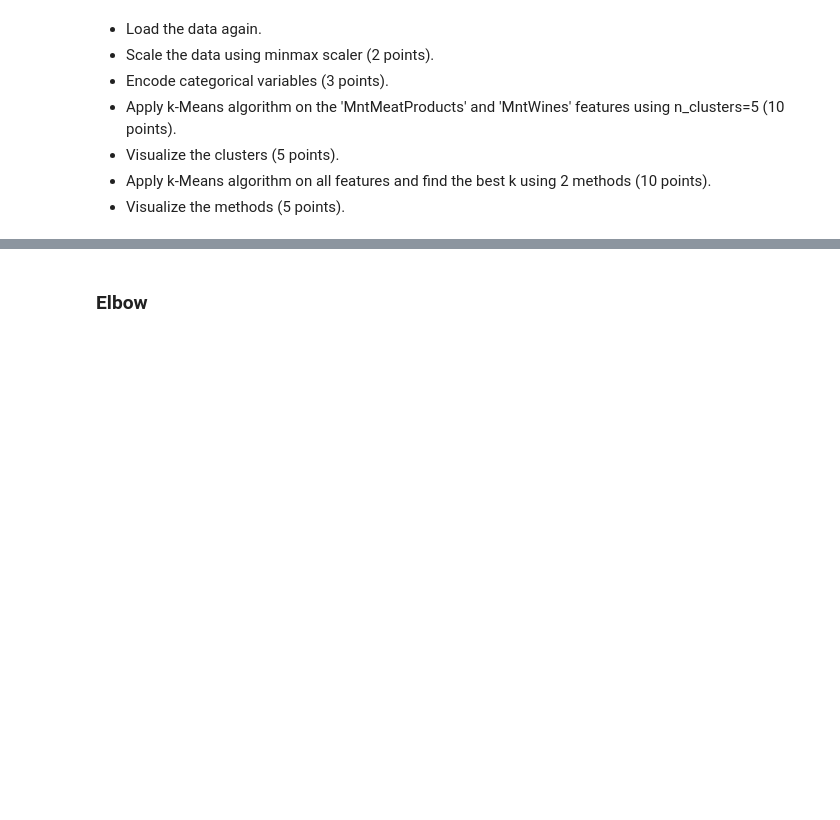
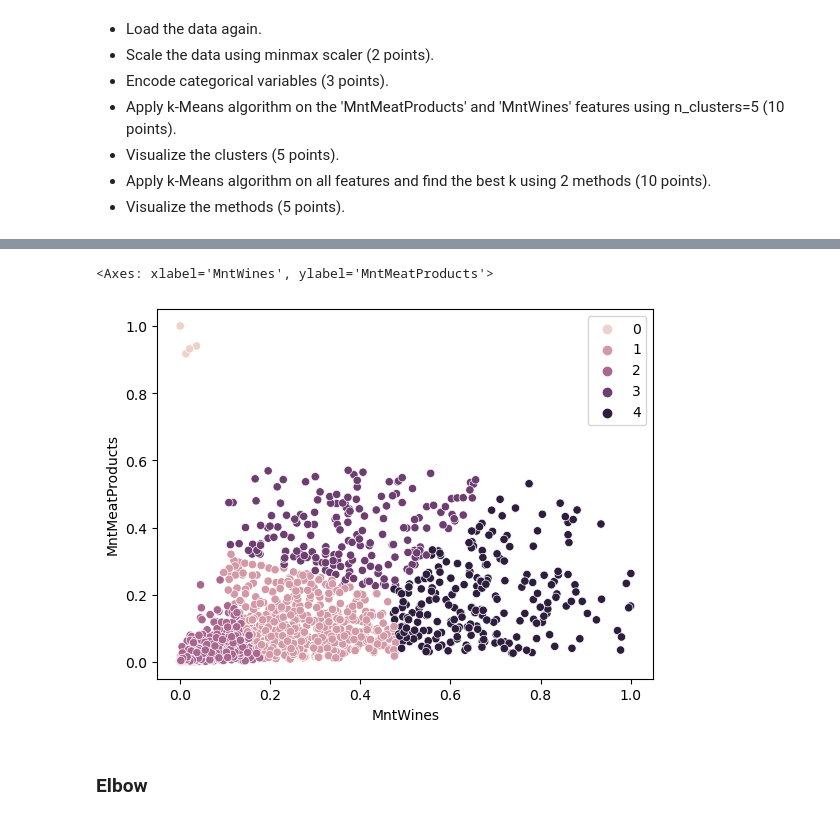
Before and after one commit to AbedShowgan/ML_HW, a Jupyter notebook: HW1_ML/ML_EX1.ipynb, the cells around one changed output, grey strips where cells are left out. Cells and saved outputs as stored; diff of their text form; code cells hidden in the pictures; blank space fills up the shorter version.

```diff
--- a/HW1_ML/ML_EX1.ipynb
+++ b/HW1_ML/ML_EX1.ipynb
@@ -155,9 +155,11 @@ import matplotlib.pyplot as plt
 import seaborn as sns
 from sklearn.compose import make_column_transformer
 import pandas as pd
+from sklearn.metrics import silhouette_score
+from sklearn.decomposition import PCA
 # Provide the path to your Excel file
 path = 'C:\\Users\\user\\Dropbox\\Semester E\\Machine Learning\\HW\\HW1_ML\\customer_segmentation.csv'
 # # Load data into a DataFrame
-data_frame_2 = pd.read_csv(path)
+df = pd.read_csv(path)
 # Get the size of the DataFrame
-rows, columns = data_frame_2.shape
+rows, columns = df.shape
@@ -228,6 +261,13 @@ Original Data:
 # %%
 # Apply k-Means on the 'MntWines' and 'MntMeatProducts' features with n_clusters=5
-
+wines_products_cols = ['MntWines', 'MntMeatProducts']
+extracted_data_set = final_data[wines_products_cols]
+res = KMeans(n_clusters = 5, random_state = 0,n_init = 1)
+res.fit(extracted_data_set)
 # Visualize the clusters
+sns.scatterplot(data = extracted_data_set, x = 'MntWines', y = 'MntMeatProducts', hue = res.labels_)
+# %% [output]
+<Axes: xlabel='MntWines', ylabel='MntMeatProducts'>
+[figure, added]
 # %% [markdown]
 ### Elbow
```
Also changed, not shown: parts of 10 cells of this notebook, 6 other files.
